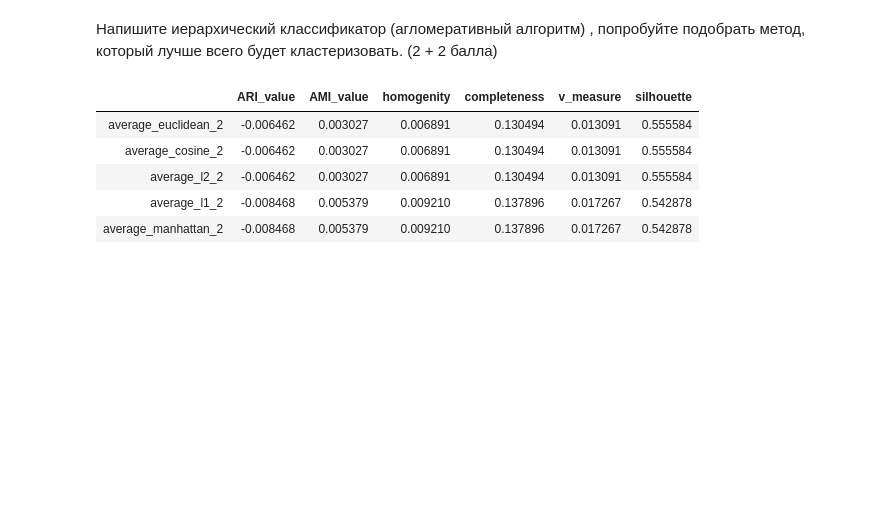
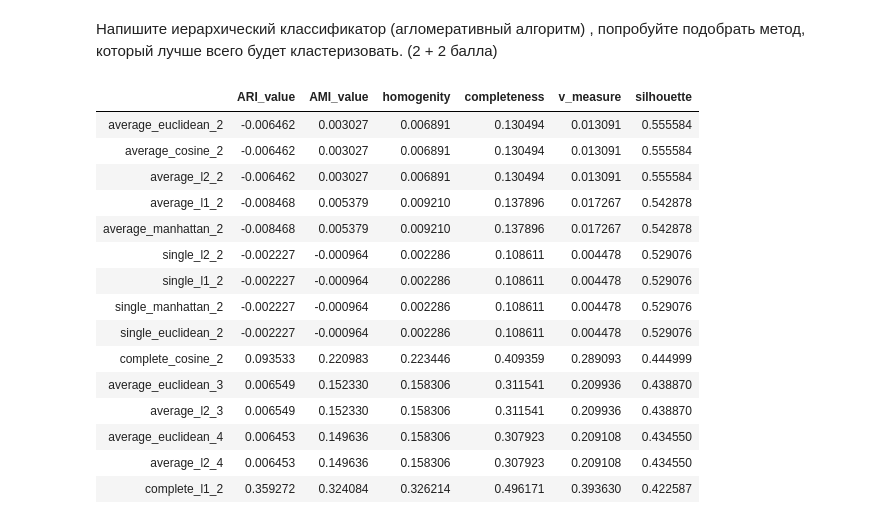
Before and after one commit to alexandretsarev/BI_2019_stat_R, a Jupyter notebook: ML_HW_03.ipynb, the cells around one changed output. Cells and saved outputs as stored; diff of their text form; code cells hidden in the pictures; blank space fills up the shorter version.

```diff
--- a/ML_HW_03.ipynb
+++ b/ML_HW_03.ipynb
@@ -130,34 +130,45 @@ for linkage in linkages:
                 ARI_value = metrics.adjusted_rand_score(y, alg.labels_)
                 AMI_value = metrics.adjusted_mutual_info_score(y, alg.labels_)
                 homogenity = metrics.homogeneity_score(y, alg.labels_)
                 completeness  = metrics.completeness_score(y, alg.labels_)
                 v_measure = metrics.v_measure_score(y, alg.labels_)
                 silhouette = metrics.silhouette_score(X, alg.labels_)
 
                 # combining statistics for algorithm with certain parameters
                 stat_data = [ARI_value, AMI_value,homogenity,completeness,v_measure,silhouette]
                 #stat_data = [round(x,3) for x in stat_data]
 
                 # create algorithm name
                 distance = "euclidean"
                 list_name = list(map(str,[linkage,distance,Ncluster]))
                 alg_name = "_".join(list_name)
                 metrics_dict.update({str(alg_name):stat_data})
 
 metrics_dict = pd.DataFrame.from_dict(metrics_dict).rename(index={0:"ARI_value",
                                                                  1:"AMI_value",
                                                                   2:"homogenity",
                                                                   3:"completeness",
                                                                   4:"v_measure",
                                                                   5:"silhouette"}).T.sort_values("silhouette",ascending=False)
-metrics_dict.iloc[0:5,:]
+#metrics_dict.iloc[0:5,:]
+metrics_dict.iloc[0:15,:]
 # %% [output]
 |  | ARI_value | AMI_value | homogenity | completeness | v_measure | silhouette |
 | average_euclidean_2 | -0.006462 | 0.003027 | 0.006891 | 0.130494 | 0.013091 | 0.555584 |
 | average_cosine_2 | -0.006462 | 0.003027 | 0.006891 | 0.130494 | 0.013091 | 0.555584 |
 | average_l2_2 | -0.006462 | 0.003027 | 0.006891 | 0.130494 | 0.013091 | 0.555584 |
 | average_l1_2 | -0.008468 | 0.005379 | 0.009210 | 0.137896 | 0.017267 | 0.542878 |
 | average_manhattan_2 | -0.008468 | 0.005379 | 0.009210 | 0.137896 | 0.017267 | 0.542878 |
+| single_l2_2 | -0.002227 | -0.000964 | 0.002286 | 0.108611 | 0.004478 | 0.529076 |
+| single_l1_2 | -0.002227 | -0.000964 | 0.002286 | 0.108611 | 0.004478 | 0.529076 |
+| single_manhattan_2 | -0.002227 | -0.000964 | 0.002286 | 0.108611 | 0.004478 | 0.529076 |
+| single_euclidean_2 | -0.002227 | -0.000964 | 0.002286 | 0.108611 | 0.004478 | 0.529076 |
+| complete_cosine_2 | 0.093533 | 0.220983 | 0.223446 | 0.409359 | 0.289093 | 0.444999 |
+| average_euclidean_3 | 0.006549 | 0.152330 | 0.158306 | 0.311541 | 0.209936 | 0.438870 |
+| average_l2_3 | 0.006549 | 0.152330 | 0.158306 | 0.311541 | 0.209936 | 0.438870 |
+| average_euclidean_4 | 0.006453 | 0.149636 | 0.158306 | 0.307923 | 0.209108 | 0.434550 |
+| average_l2_4 | 0.006453 | 0.149636 | 0.158306 | 0.307923 | 0.209108 | 0.434550 |
+| complete_l1_2 | 0.359272 | 0.324084 | 0.326214 | 0.496171 | 0.393630 | 0.422587 |
 # %%
 distance_mat = pdist(X)
 Z = hierarchy.linkage(distance_mat, 'single') # linkage — реализация агломеративного алгоритма, можно менять параметры на то, что вы хотите
```
